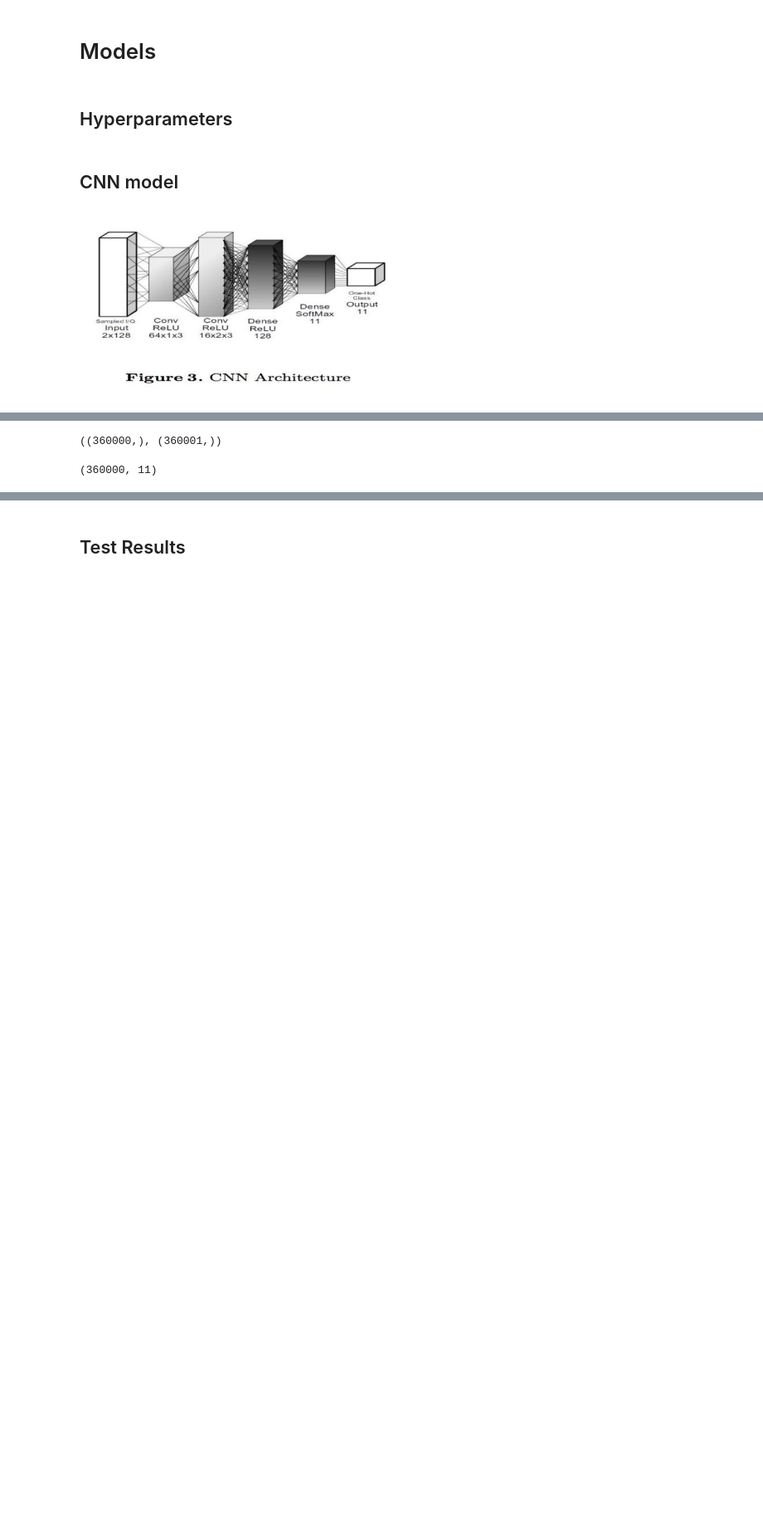
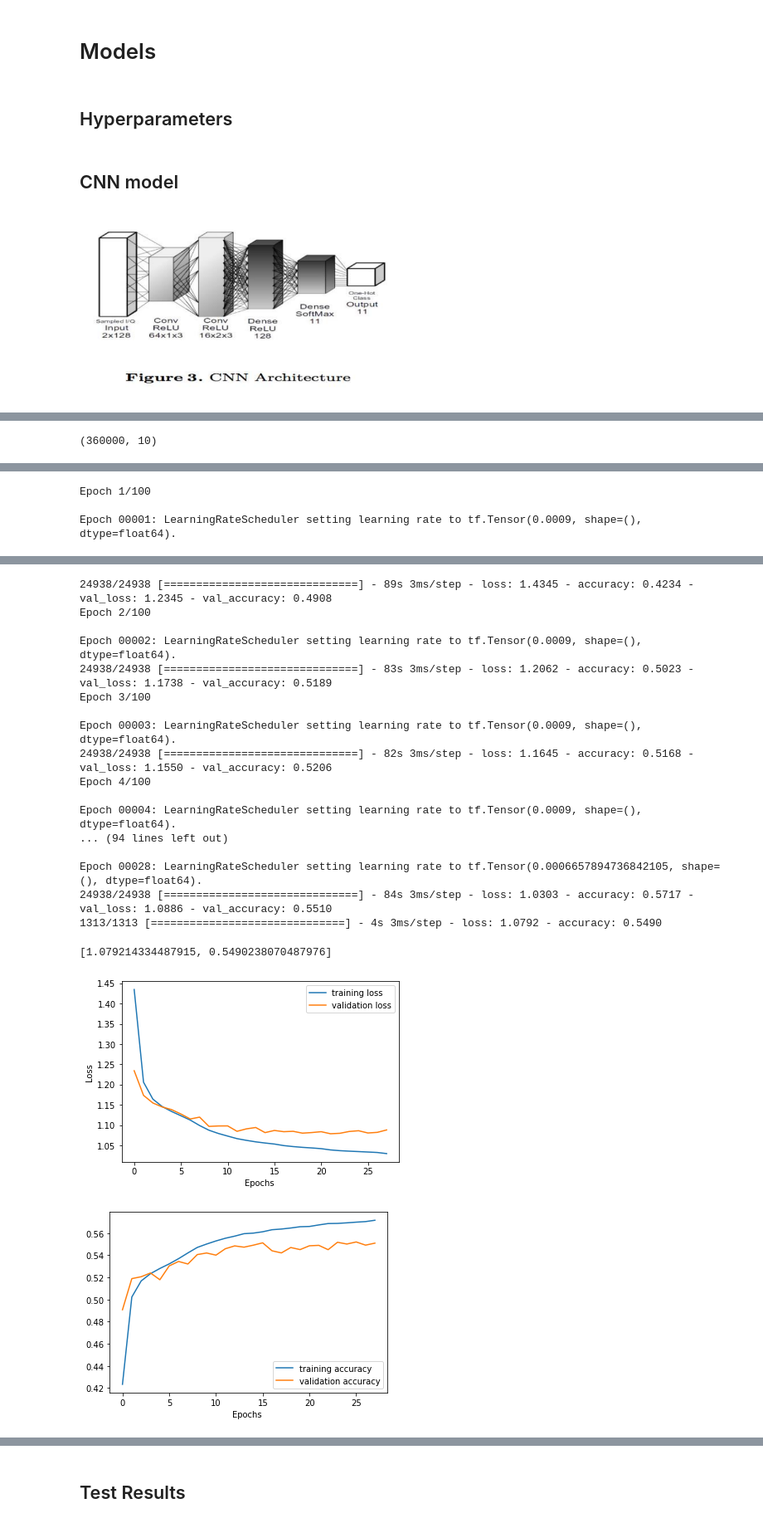
Before and after one commit to moharamfatema/modulation-classification, a Jupyter notebook: modulation-classification.ipynb, the cells around one changed output, grey strips where cells are left out. Shown at 83% size. Drawn from its saved outputs; the diff is of its cells as text; code cells hidden in the pictures; blank space fills up the shorter version.

Commit message:
Kaggle Notebook | modulation-classification | Version 15

```diff
--- a/modulation-classification.ipynb
+++ b/modulation-classification.ipynb
@@ -231,0 +213,3 @@ _________________________________________________________________
+# %%
+x = X
+cnn_model = create_cnn("cnn_2_ch",x.shape[1:]+(1,))
@@ -232,7 +248,6 @@ _________________________________________________________________
 # %%
-values = np.linspace(0.00001,0.0009,15)[::-1]
-boundaries = np.linspace(5, 100,20)[:values.shape[0]-1].astype(np.int32)
-
+values = np.linspace(0.00001,LEARNING_RATE,20)[::-1]
+boundaries = np.linspace(5, 100,19)[:values.shape[0]-1].astype(np.int32)
 
 scheduler = keras.optimizers.schedules.PiecewiseConstantDecay(
     list(boundaries), list(values))
@@ -241,9 +256,7 @@ lr_scheduler = tf.keras.callbacks.LearningRateScheduler(scheduler,verbose=1)
 
 early_stopping = keras.callbacks.EarlyStopping(monitor='val_loss', patience = PATIENCE, mode='min')
 
-
 def configure_checkpoints(path):
-
     return keras.callbacks.ModelCheckpoint(
         filepath=path,
         save_weights_only=True,
@@ -280,16 +293,14 @@ def train_and_plot(model,checkpoint_path,x_train,y_train,x_val,y_val,epochs=EPOC
     plt.xlabel("Epochs ")
     return history
 # %%
-x_train, x_val, x_test, y_train, y_val, y_test = split(X_raw,y)
-del X_raw, X
+x_train, x_val, x_test, y_train, y_val, y_test = split(x,y)
+del x
-# %%
-y_test[:,0].shape,np.concatenate((y_test[:,0],np.array(["None"]))).shape
-# %% [output]
-((360000,), (360001,))
 # %%
 encoder = OneHotEncoder(sparse=False)
-encoder.fit(np.concatenate((y_test[:,0],np.array(["None"]))).reshape(-1,1))
+encoder.fit(y_test[:,0].reshape(-1,1))
 y_test_encoded = encoder.transform(y_test[:,0].reshape(-1,1))
+y_train_encoded = encoder.transform(y_train[:,0].reshape(-1,1))
+y_val_encoded = encoder.transform(y_val[:,0].reshape(-1,1))
 y_test_encoded.shape
 # %% [output]
-(360000, 11)
+(360000, 10)
@@ -308,3 +314,7 @@ cnn_history = train_and_plot(
     y_val_encoded,
     epochs=EPOCHS
 )
+del x_train
+cnn_model.load_weights("/kaggle/working/checkpoints/cnn")
+cnn_model.evaluate(x_val.reshape(x_val.shape+(1,)),y_val_encoded)
+# %% [output]
@@ -310,0 +324,3 @@ cnn_history = train_and_plot(
+Epoch 1/100
+
+Epoch 00001: LearningRateScheduler setting learning rate to tf.Tensor(0.0009, shape=(), dtype=float64).
@@ -311 +328,21 @@ cnn_history = train_and_plot(
+24938/24938 [==============================] - 89s 3ms/step - loss: 1.4345 - accuracy: 0.4234 - val_loss: 1.2345 - val_accuracy: 0.4908
+Epoch 2/100
+
+Epoch 00002: LearningRateScheduler setting learning rate to tf.Tensor(0.0009, shape=(), dtype=float64).
+24938/24938 [==============================] - 83s 3ms/step - loss: 1.2062 - accuracy: 0.5023 - val_loss: 1.1738 - val_accuracy: 0.5189
+Epoch 3/100
+
+Epoch 00003: LearningRateScheduler setting learning rate to tf.Tensor(0.0009, shape=(), dtype=float64).
+24938/24938 [==============================] - 82s 3ms/step - loss: 1.1645 - accuracy: 0.5168 - val_loss: 1.1550 - val_accuracy: 0.5206
+Epoch 4/100
+
+Epoch 00004: LearningRateScheduler setting learning rate to tf.Tensor(0.0009, shape=(), dtype=float64).
+... (94 lines left out)
+
+Epoch 00028: LearningRateScheduler setting learning rate to tf.Tensor(0.0006657894736842105, shape=(), dtype=float64).
+24938/24938 [==============================] - 84s 3ms/step - loss: 1.0303 - accuracy: 0.5717 - val_loss: 1.0886 - val_accuracy: 0.5510
+1313/1313 [==============================] - 4s 3ms/step - loss: 1.0792 - accuracy: 0.5490
+[1.079214334487915, 0.5490238070487976]
+[figure, added]
+[figure, added]
 # %%
```
Also changed, not shown: parts of 18 cells of this notebook.
